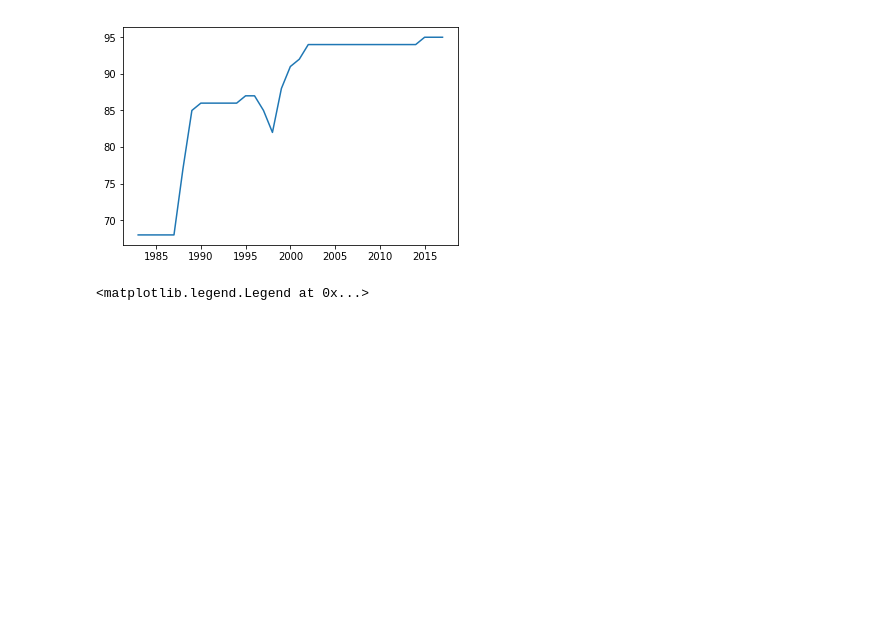
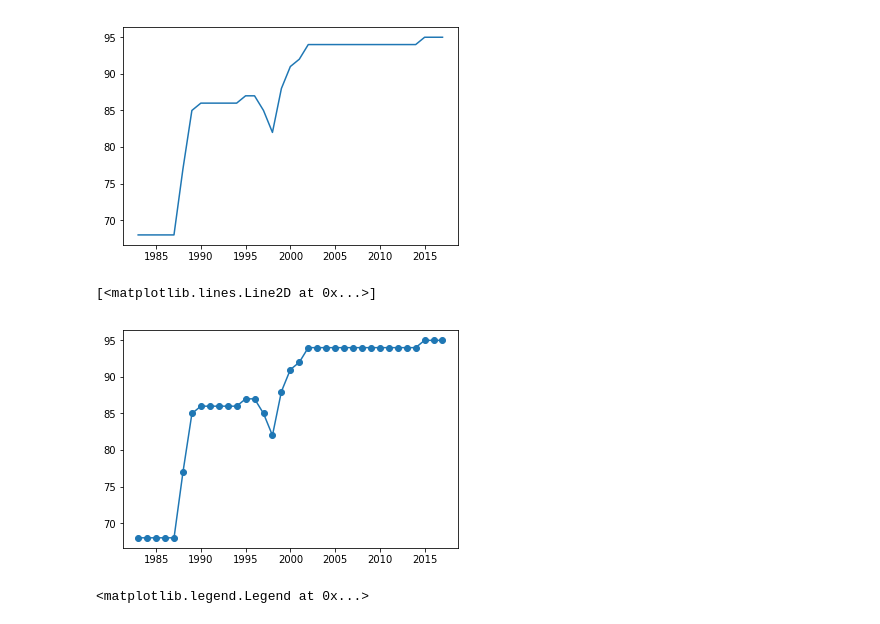
Before and after one commit to noatgnu/cds-python-graph, a Jupyter notebook: notebooks/main.ipynb, the cells around one changed output. Cells and saved outputs as stored; diff of their text form; code cells hidden in the pictures; blank space fills up the shorter version.

```diff
--- a/notebooks/main.ipynb
+++ b/notebooks/main.ipynb
@@ -99,6 +97,12 @@ plt.plot(measles_1.loc["Australia"]["M1"].index, measles_1.loc["Australia"]["M1"
 # %% [output]
 [<matplotlib.lines.Line2D at 0x...>]
 [figure]
+# %%
+plt.scatter(measles_1.loc["Australia"]["M1"].index, measles_1.loc["Australia"]["M1"])
+plt.plot(measles_1.loc["Australia"]["M1"].index, measles_1.loc["Australia"]["M1"])
+# %% [output]
+[<matplotlib.lines.Line2D at 0x...>]
+[figure, added]
 # %%
 plt.plot(measles_1.loc["Australia"]["M1"].index, measles_1.loc["Australia"]["M1"])
 plt.plot(measles_1.loc["United States of America"]["M1"])
```
Also changed, not shown: parts of 19 cells of this notebook.
